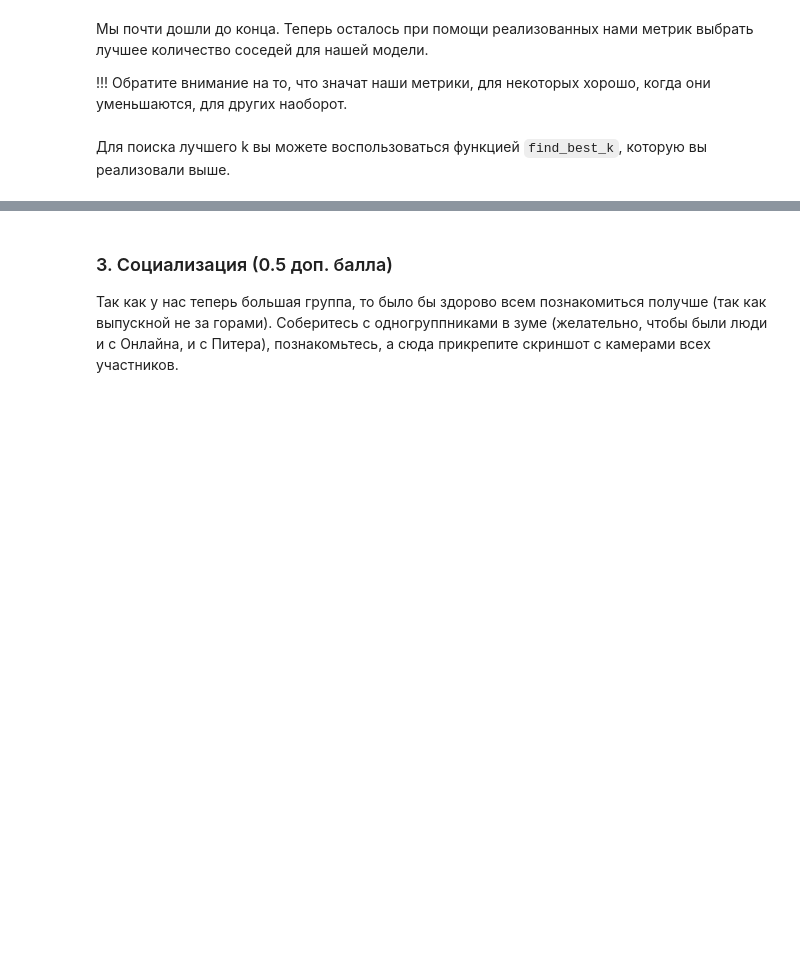
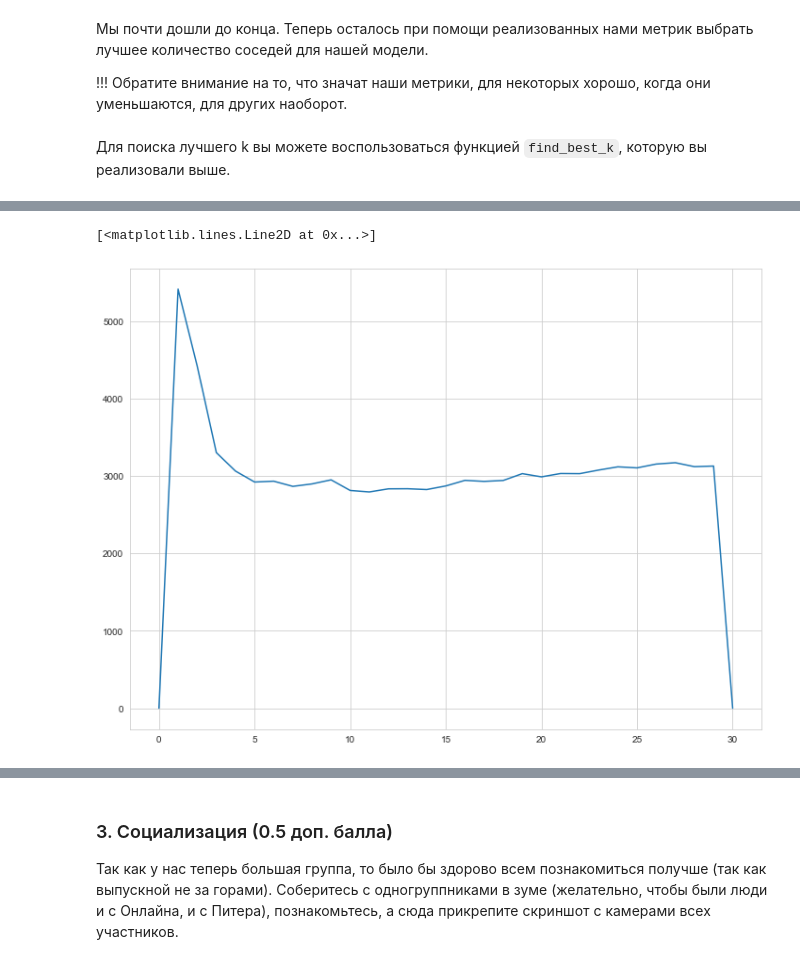
Before and after one commit to Tatiana-kik/BI_ML_2021, a Jupyter notebook: lesson_1_intro_knn/homework/KNN.ipynb, the cells around one changed output, grey strips where cells are left out. Drawn from its saved outputs; the diff is of its cells as text; code cells hidden in the pictures; blank space fills up the shorter version.

```diff
--- a/lesson_1_intro_knn/homework/KNN.ipynb
+++ b/lesson_1_intro_knn/homework/KNN.ipynb
@@ -593,0 +647,6 @@ from metrics import r_squared, mse, mae
+# %%
+# Plot for Mean squared error (MSE):
+plt.plot(find_best_k2(x_train, y_train, x_test, y_test, params, mse1))
+# %% [output]
+[<matplotlib.lines.Line2D at 0x...>]
+[figure, added]
```
Also changed, not shown: parts of 20 cells of this notebook, 2 other files.
